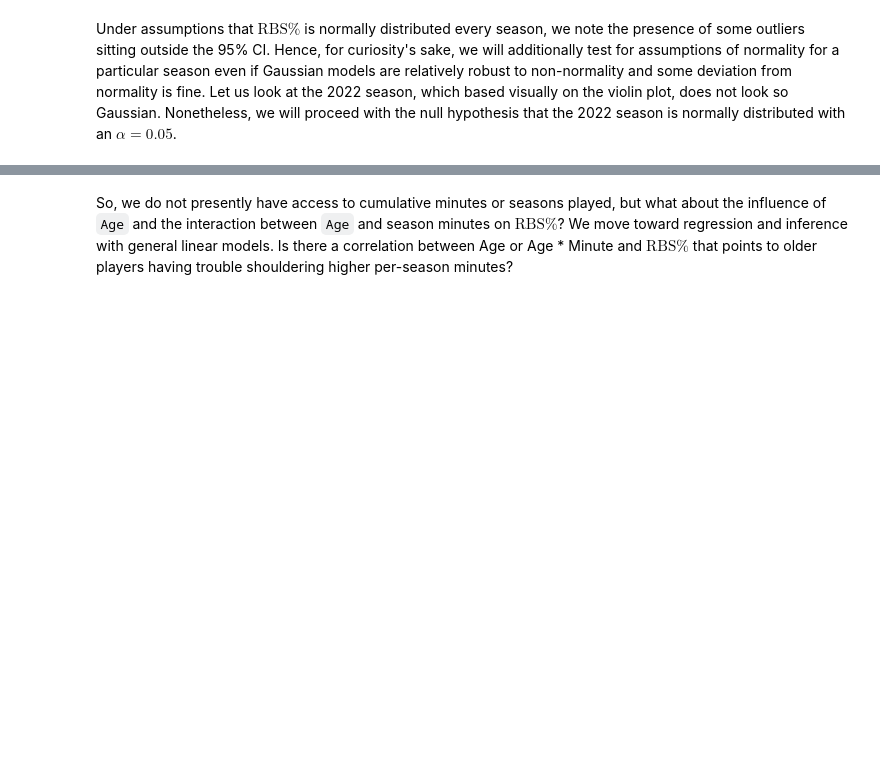
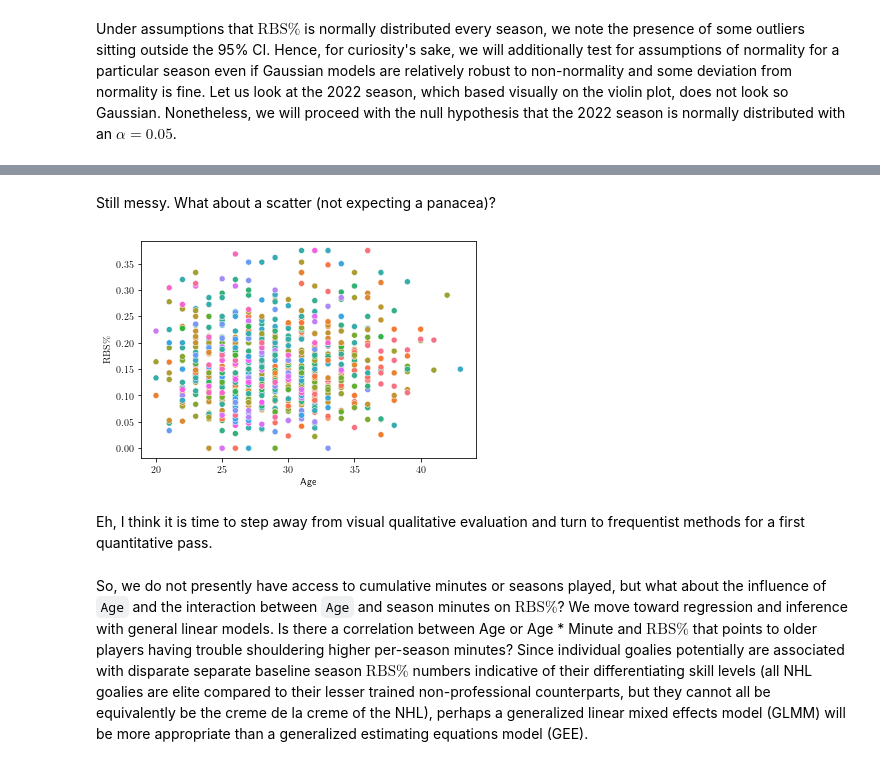
Before and after one commit to wallyxie/-NHL-Really-Bad-Start-Exercise-, a Jupyter notebook: nhl_exercise.ipynb, the cells around one changed output, grey strips where cells are left out. Drawn from its saved outputs; the diff is of its cells as text; code cells hidden in the pictures; blank space fills up the shorter version.

```diff
--- a/nhl_exercise.ipynb
+++ b/nhl_exercise.ipynb
@@ -322,2 +340,14 @@ Subsequently, let us plot the RBS:GS ratio for each `Player_ID` since 2008 with
+# %% [markdown]
+Still messy. What about a scatter (not expecting a panacea)?
+# %%
+plt.rcParams.update({"text.usetex": True})
+ax = sns.scatterplot(data = df_g_2008_qual_tot, x = 'Age', y = 'RBS_GS_ratio', hue = 'Player_ID')
+ax.set_ylabel(r'$\textrm{RBS}\%$')
+ax.get_legend().remove()
+plt.show()
+# %% [output]
+[figure, added]
+# %% [markdown]
+Eh, I think it is time to step away from visual qualitative evaluation and turn to frequentist methods for a first quantitative pass.
 # %% [markdown]
-So, we do not presently have access to cumulative minutes or seasons played, but what about the influence of `Age` and the interaction between `Age` and season minutes on $\textrm{RBS}\%$? We move toward regression and inference with general linear models. Is there a correlation between Age or Age * Minute and $\textrm{RBS}\%$ that points to older players having trouble shouldering higher per-season minutes?
+So, we do not presently have access to cumulative minutes or seasons played, but what about the influence of `Age` and the interaction between `Age` and season minutes on $\textrm{RBS}\%$? We move toward regression and inference with general linear models. Is there a correlation between Age or Age * Minute and $\textrm{RBS}\%$ that points to older players having trouble shouldering higher per-season minutes? Since individual goalies potentially are associated with disparate separate baseline season $\textrm{RBS}\%$ numbers indicative of their differentiating skill levels (all NHL goalies are elite compared to their lesser trained non-professional counterparts, but they cannot all be equivalently be the creme de la creme of the NHL), perhaps a generalized linear mixed effects model (GLMM) will be more appropriate than a generalized estimating equations model (GEE).
```
Also changed, not shown: parts of 22 cells of this notebook.
